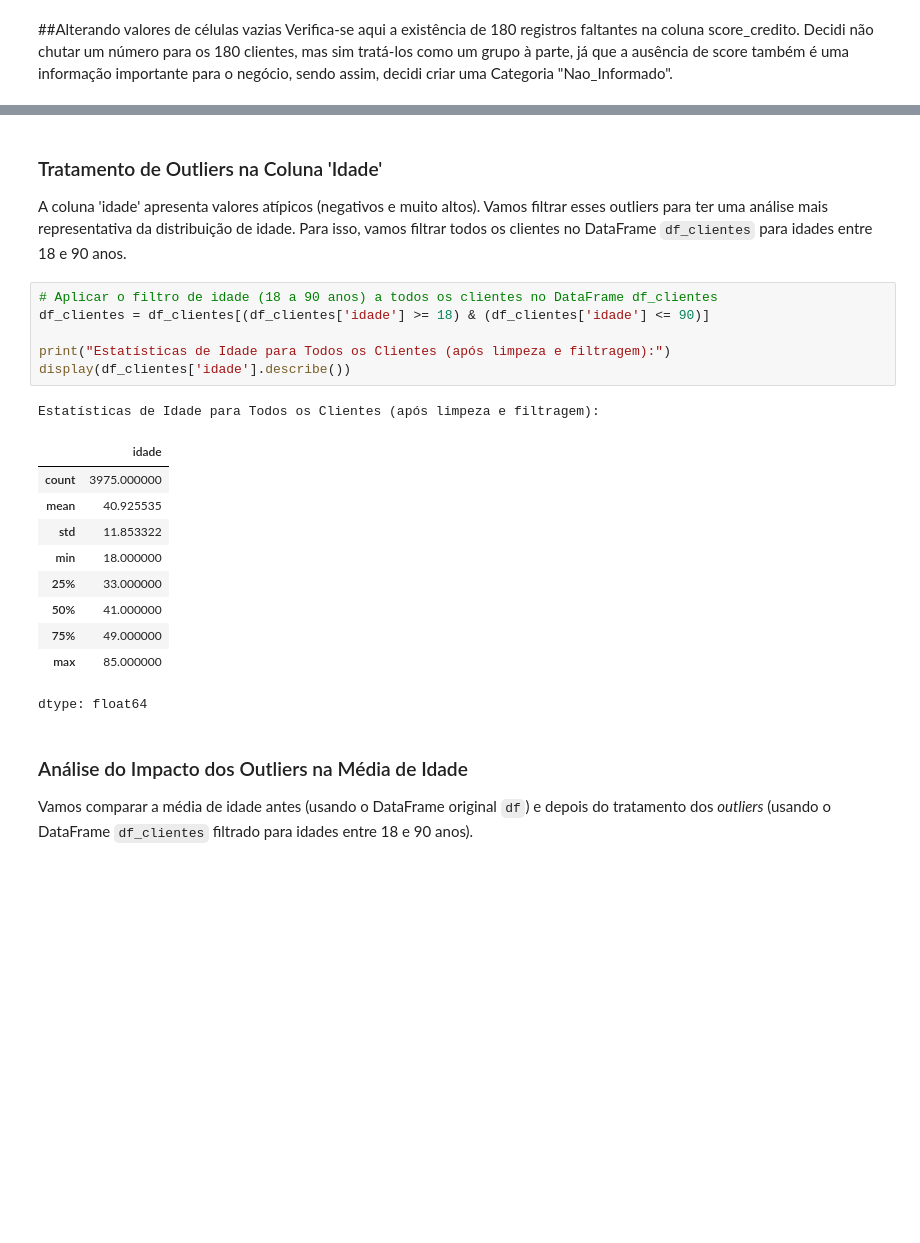
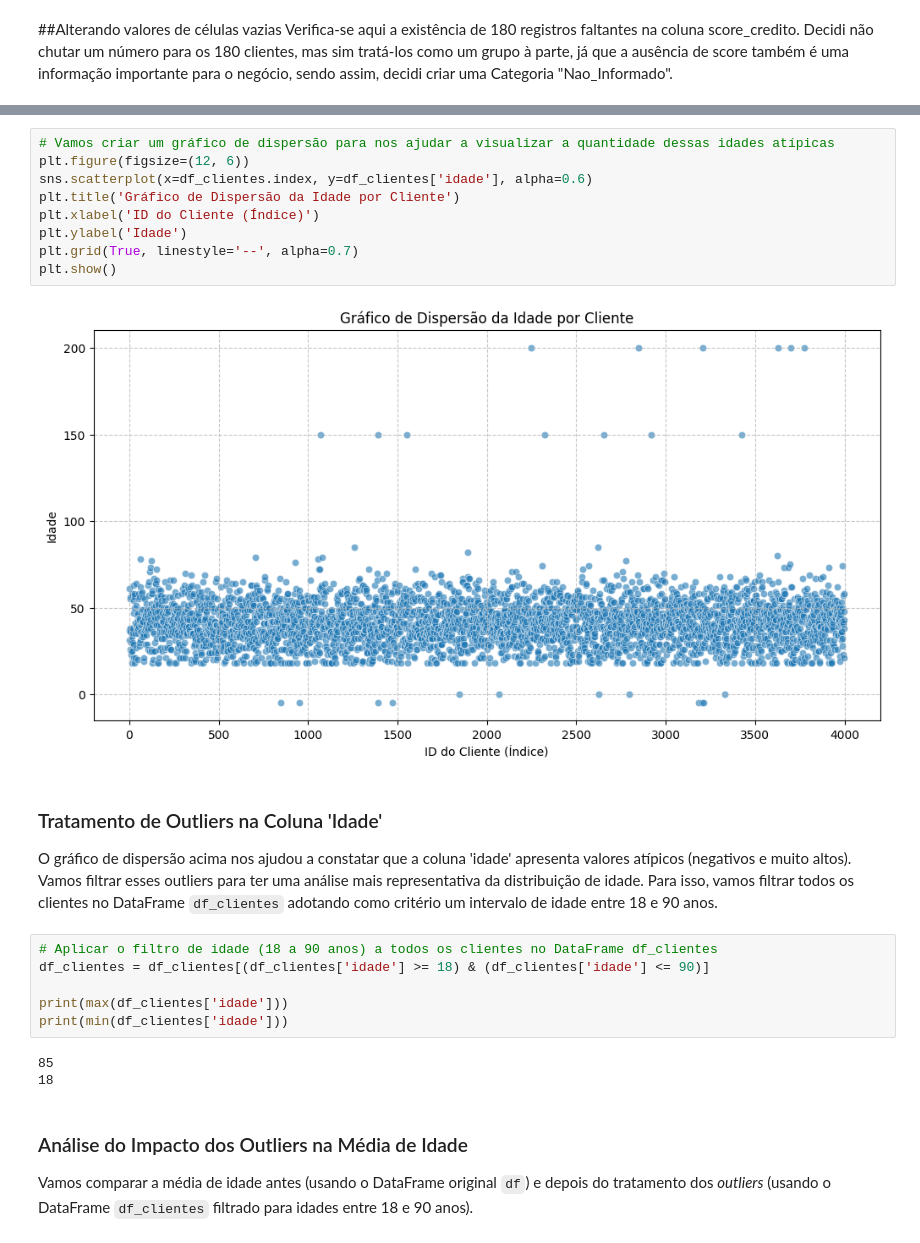
Before and after one commit to roneyreissilva/Projeto_Neocard, a Jupyter notebook: Notebook_Neocard_Roney.ipynb, the cells around one changed output, grey strips where cells are left out. Cells and saved outputs as stored; diff of their text form; blank space fills up the shorter version.

```diff
--- a/Notebook_Neocard_Roney.ipynb
+++ b/Notebook_Neocard_Roney.ipynb
@@ -77,25 +80,27 @@ Name: count, Length: 395, dtype: int64
+# %%
+# Vamos criar um gráfico de dispersão para nos ajudar a visualizar a quantidade dessas idades atípicas
+plt.figure(figsize=(12, 6))
+sns.scatterplot(x=df_clientes.index, y=df_clientes['idade'], alpha=0.6)
+plt.title('Gráfico de Dispersão da Idade por Cliente')
+plt.xlabel('ID do Cliente (Índice)')
+plt.ylabel('Idade')
+plt.grid(True, linestyle='--', alpha=0.7)
+plt.show()
+# %% [output]
+[figure, added]
 # %% [markdown]
 ### Tratamento de Outliers na Coluna 'Idade'
 
-A coluna 'idade' apresenta valores atípicos (negativos e muito altos). Vamos filtrar esses outliers para ter uma análise mais representativa da distribuição de idade. Para isso, vamos filtrar todos os clientes no DataFrame `df_clientes` para idades entre 18 e 90 anos.
+O gráfico de dispersão acima nos ajudou a constatar que a coluna 'idade' apresenta valores atípicos (negativos e muito altos). Vamos filtrar esses outliers para ter uma análise mais representativa da distribuição de idade. Para isso, vamos filtrar todos os clientes no DataFrame `df_clientes` adotando como critério um intervalo de idade entre 18 e 90 anos.
 # %%
 # Aplicar o filtro de idade (18 a 90 anos) a todos os clientes no DataFrame df_clientes
 df_clientes = df_clientes[(df_clientes['idade'] >= 18) & (df_clientes['idade'] <= 90)]
 
-print("Estatísticas de Idade para Todos os Clientes (após limpeza e filtragem):")
-display(df_clientes['idade'].describe())
+print(max(df_clientes['idade']))
+print(min(df_clientes['idade']))
 # %% [output]
-Estatísticas de Idade para Todos os Clientes (após limpeza e filtragem):
+85
+18
-|  | idade |
-| count | 3975.000000 |
-| mean | 40.925535 |
-| std | 11.853322 |
-| min | 18.000000 |
-| 25% | 33.000000 |
-| 50% | 41.000000 |
-| 75% | 49.000000 |
-| max | 85.000000 |
-dtype: float64
 # %% [markdown]
 ### Análise do Impacto dos Outliers na Média de Idade
 
```
Also changed, not shown: parts of 33 cells of this notebook.
